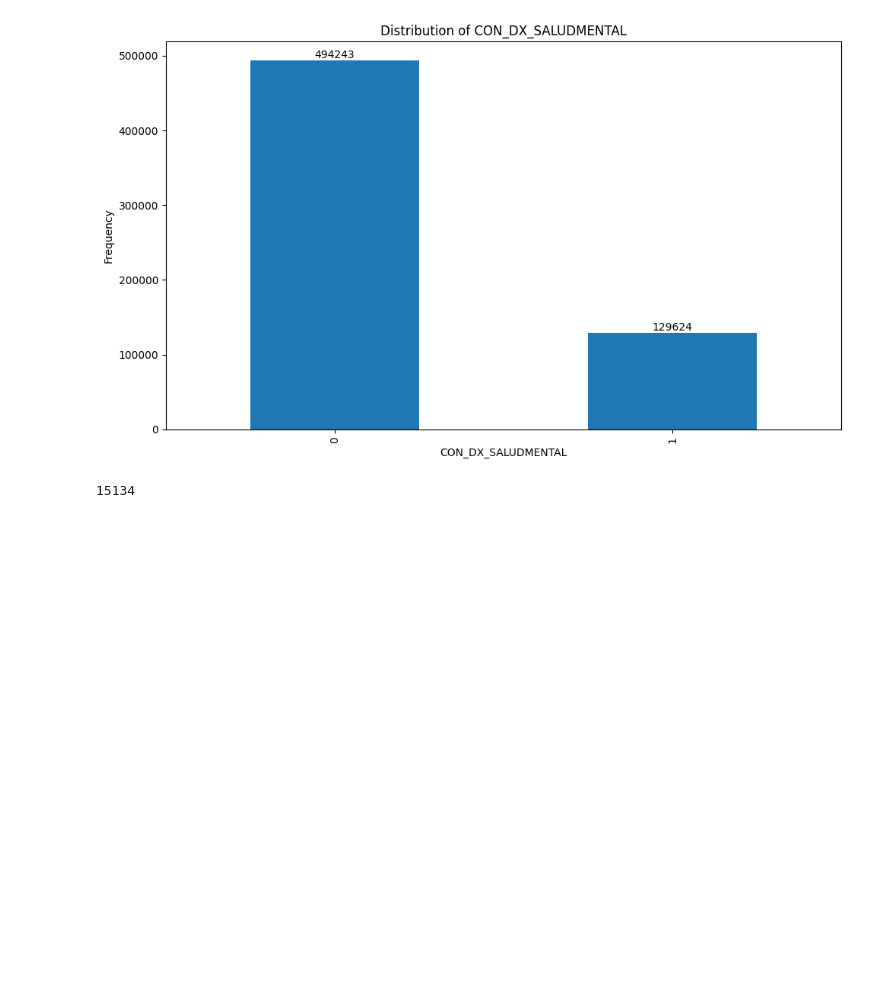
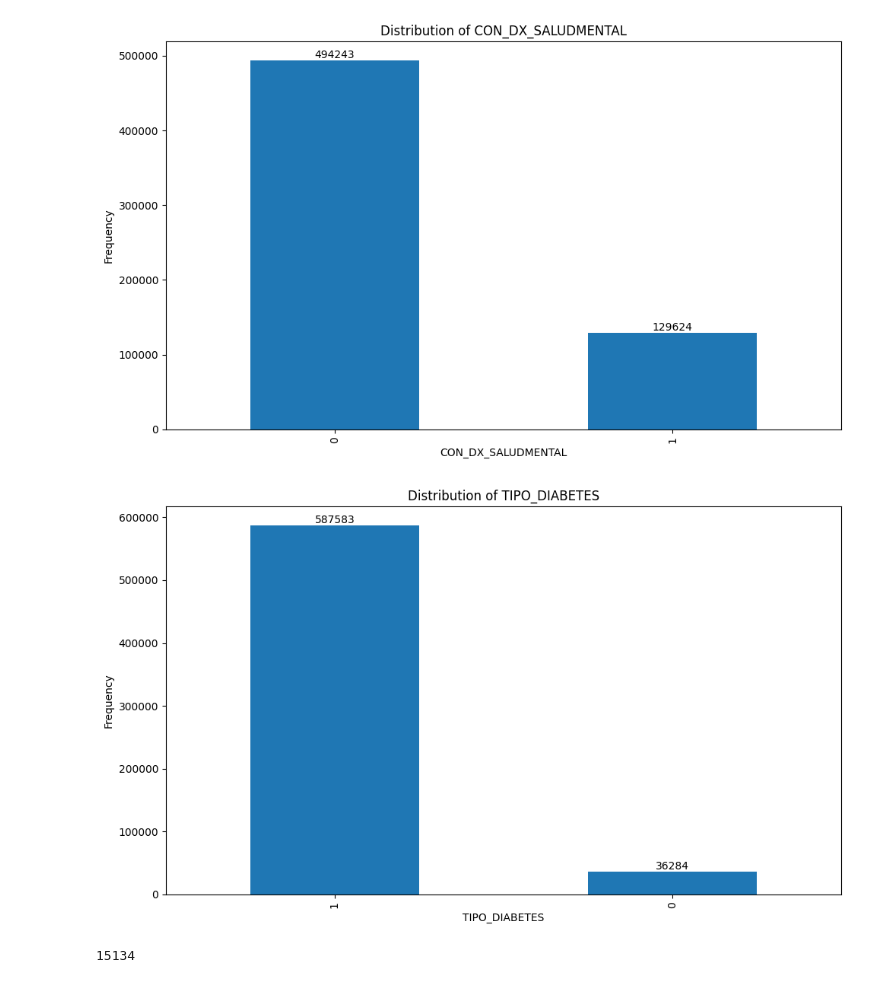
Before and after one commit to Sergius-DS/elecciOn_datasets, a Jupyter notebook: diabetes_EDA_Limpieza_03_Dic2024.ipynb, the cells around one changed output. Saved outputs shown, nothing was run; the diff lists cells and outputs as text; code cells hidden in the pictures; blank space fills up the shorter version.

```diff
--- a/diabetes_EDA_Limpieza_03_Dic2024.ipynb
+++ b/diabetes_EDA_Limpieza_03_Dic2024.ipynb
@@ -143,6 +141,10 @@ plot_numerical_columns_vcount(ds, ['CON_DX_OBESIDAD'] )
 plot_numerical_columns_vcount(ds,['CON_DX_SALUDMENTAL'])
 # %% [output]
 [figure]
+# %%
+plot_numerical_columns_vcount(ds,['TIPO_DIABETES'])
+# %% [output]
+[figure, added]
 # %%
 ds['VALOR_NETO_HOSP'].nunique()
 # %% [output]
```
Also changed, not shown: parts of 15 cells of this notebook.
